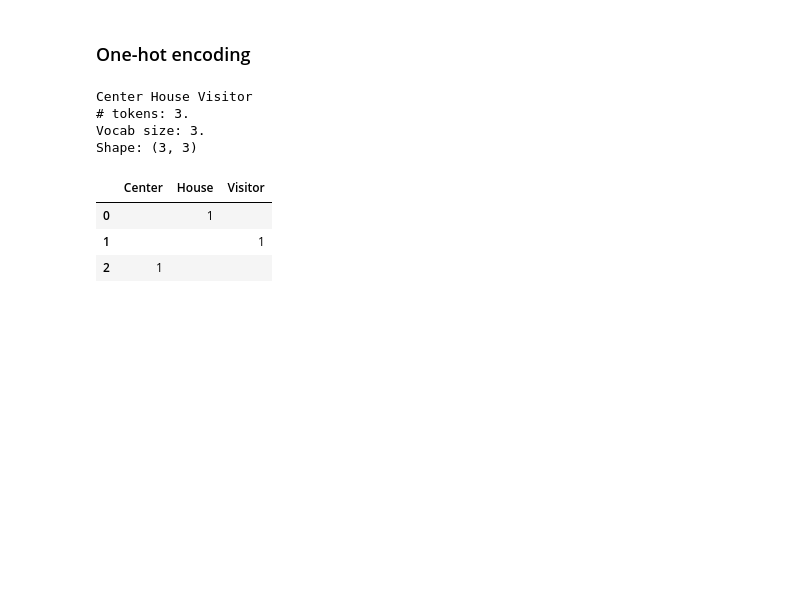
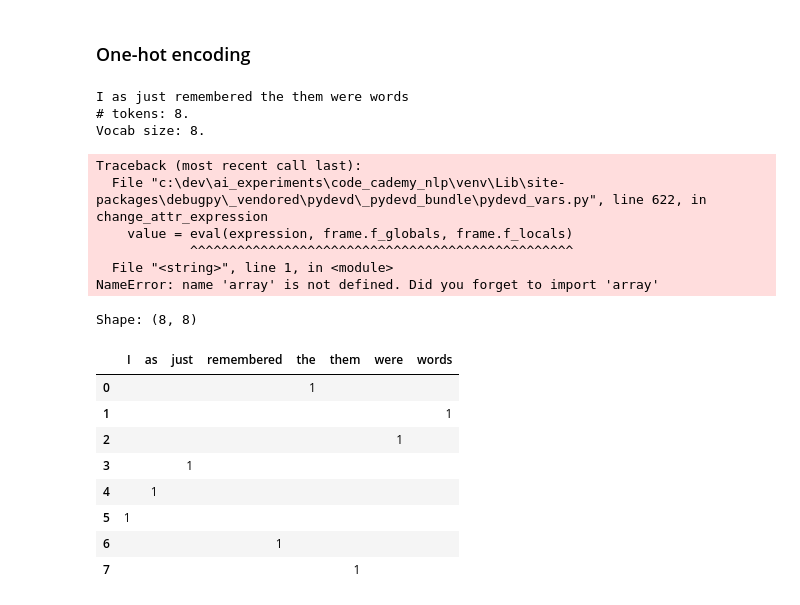
Before and after one commit to majorgilles/code_cademy_nlp, a Jupyter notebook: src/nlp_book/chapter_2/wordpiece_tokenizers.ipynb, the cells around one changed output. Drawn from its saved outputs; the diff is of its cells as text; code cells hidden in the pictures; blank space fills up the shorter version.

```diff
--- a/src/nlp_book/chapter_2/wordpiece_tokenizers.ipynb
+++ b/src/nlp_book/chapter_2/wordpiece_tokenizers.ipynb
@@ -218,29 +218,41 @@ best well
 # %% [markdown]
 ### One-hot encoding
 # %%
+tokens = "the words were just as I remembered them".split()
 vocab = sorted(set(tokens))
 print(" ".join(vocab[:12]))
 num_tokens = len(tokens)
 print(f"# tokens: {num_tokens}.")
 vocab_size = len(vocab)
 print(f"Vocab size: {vocab_size}.")
 
 onehot_vectors = np.zeros((len(tokens), vocab_size), int)
 
 for i, token in enumerate(tokens):
     if token not in vocab:
         continue
     onehot_vectors[i, vocab.index(token)] = 1
 
 df_onehot = pd.DataFrame(onehot_vectors, columns=vocab)
 print(f"Shape: {df_onehot.shape}")
 df_onehot.iloc[:, :8].replace(0, "")
 # %% [output]
-Center House Visitor
-# tokens: 3.
-Vocab size: 3.
-Shape: (3, 3)
+I as just remembered the them were words
+# tokens: 8.
+Vocab size: 8.
+Traceback (most recent call last):
+  File "c:\dev\ai_experiments\code_cademy_nlp\venv\Lib\site-packages\debugpy\_vendored\pydevd\_pydevd_bundle\pydevd_vars.py", line 622, in change_attr_expression
+    value = eval(expression, frame.f_globals, frame.f_locals)
+            ^^^^^^^^^^^^^^^^^^^^^^^^^^^^^^^^^^^^^^^^^^^^^^^^^
+  File "<string>", line 1, in <module>
+NameError: name 'array' is not defined. Did you forget to import 'array'
+Shape: (8, 8)
-|  | Center | House | Visitor |
-| 0 |  | 1 |  |
-| 1 |  |  | 1 |
-| 2 | 1 |  |  |
+|  | I | as | just | remembered | the | them | were | words |
+| 0 |  |  |  |  | 1 |  |  |  |
+| 1 |  |  |  |  |  |  |  | 1 |
+| 2 |  |  |  |  |  |  | 1 |  |
+| 3 |  |  | 1 |  |  |  |  |  |
+| 4 |  | 1 |  |  |  |  |  |  |
+| 5 | 1 |  |  |  |  |  |  |  |
+| 6 |  |  |  | 1 |  |  |  |  |
+| 7 |  |  |  |  |  | 1 |  |  |
```
